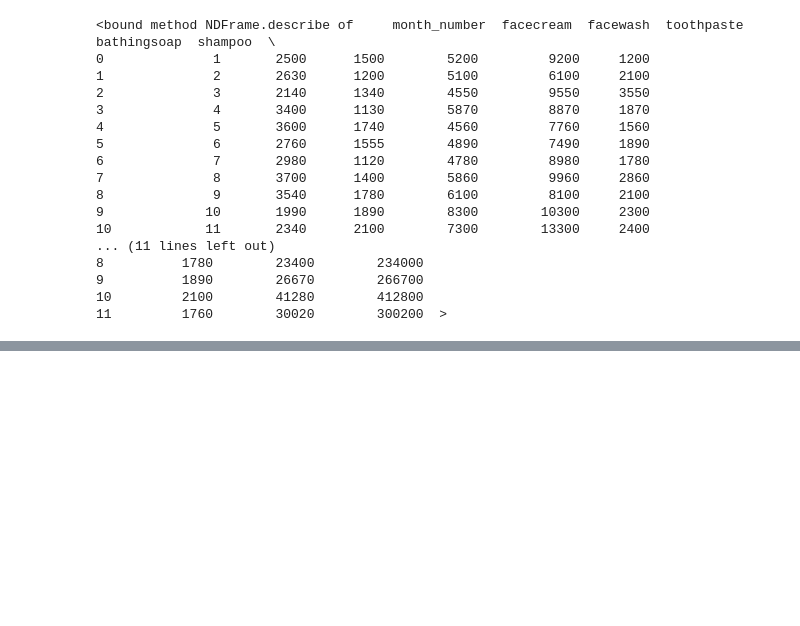
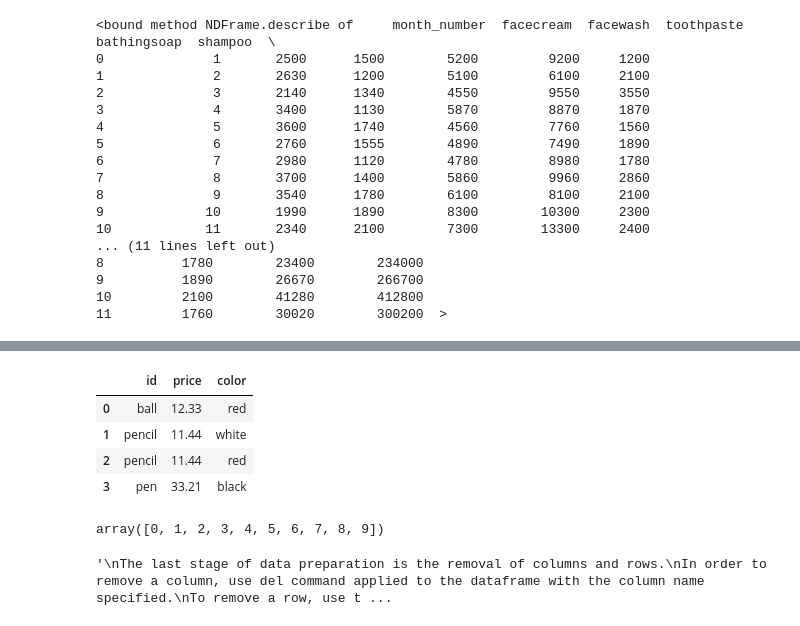
Before and after one commit to Xlength/GLA, a Jupyter notebook: Self_Attempt/Self_Attempt-Pandas.ipynb, the cells around one changed output, grey strips where cells are left out. Cells and saved outputs as stored; diff of their text form; code cells hidden in the pictures; blank space fills up the shorter version.

```diff
--- a/Self_Attempt/Self_Attempt-Pandas.ipynb
+++ b/Self_Attempt/Self_Attempt-Pandas.ipynb
@@ -102,0 +382,18 @@ print(data.describe)
+# %%
+import pandas as pd
+
+# frameA 的数据
+dataA = {
+    'id': ['ball', 'pencil', 'pen', 'mug', 'ashtray'],
+    'price': [12.33, 11.44, 33.21, 13.23, 33.62]
+}
+frameA = pd.DataFrame(dataA,index=['a', 'b', 'c', 'd', 'e'])
+
+# frameB 的数据
+dataB = {
+    'id': ['pencil', 'pencil', 'ball', 'pen'],
+    'color': ['white', 'red', 'red', 'black']
+}
+frameB = pd.DataFrame(dataB,index=['a', 'b', 'c', 'd'])
+
+frameB
@@ -102,0 +406,23 @@ print(data.describe)
+# %%
+pd.merge(frameA, frameB,on='id')
+# %% [output]
+|  | id | price | color |
+| 0 | ball | 12.33 | red |
+| 1 | pencil | 11.44 | white |
+| 2 | pencil | 11.44 | red |
+| 3 | pen | 33.21 | black |
+# %%
+import numpy as np
+a=np.arange(10)
+a
+# %% [output]
+array([0, 1, 2, 3, 4, 5, 6, 7, 8, 9])
+# %%
+'''
+The last stage of data preparation is the removal of columns and rows.
+In order to remove a column, use del command applied to the dataframe with the column name specified.
+To remove a row, use the drop() function with the label of the corresponding index as argument
+
+'''
+# %% [output]
+'\nThe last stage of data preparation is the removal of columns and rows.\nIn order to remove a column, use del command applied to the dataframe with the column name specified.\nTo remove a row, use t ...
```
Also changed, not shown: parts of 33 cells of this notebook.
